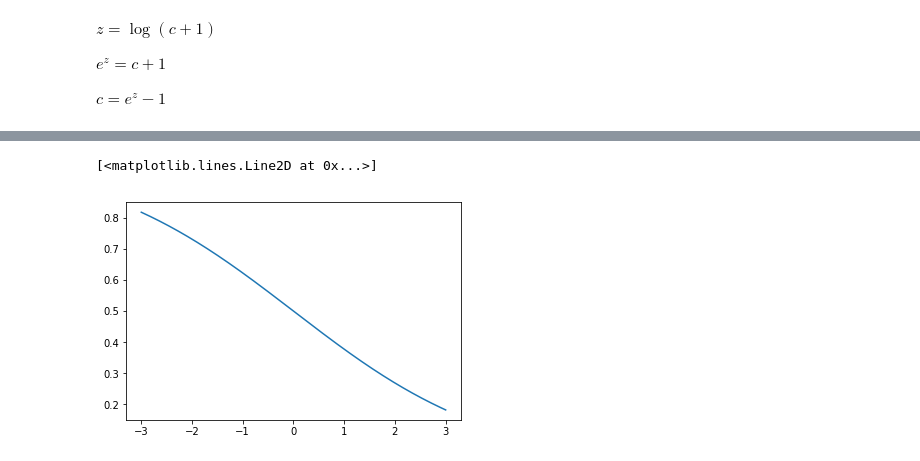
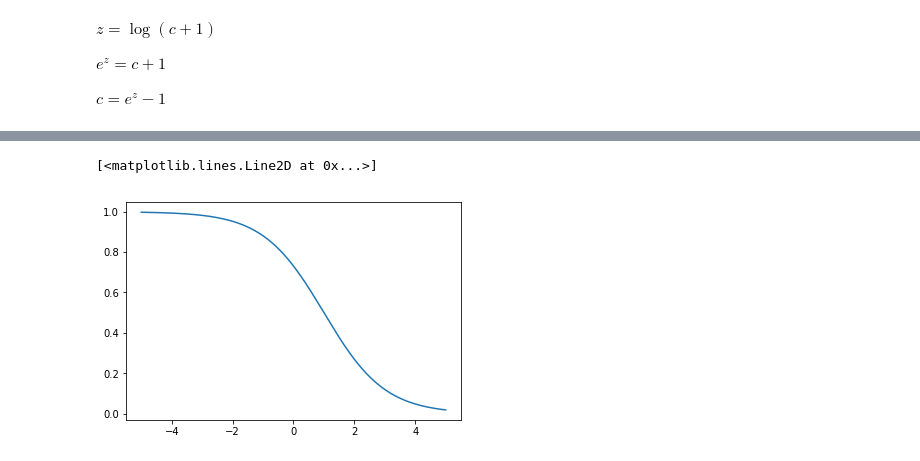
Before and after one commit to jwittenbach/model-seq, a Jupyter notebook: analyses/examples.ipynb, the cells around one changed output, grey strips where cells are left out. Cells and saved outputs as stored; diff of their text form; code cells hidden in the pictures.

```diff
--- a/analyses/examples.ipynb
+++ b/analyses/examples.ipynb
@@ -13,13 +13,13 @@ colors = [cmap(i/10.0) for i in range(N)]
 n = 500
 d = 2
 
-t = np.array([[1, 1], [1, -1]])
+t = np.array([[1, 1], [1, -1.0]])
 t = t/np.sqrt(np.square(t).sum(axis=1))
 
-sigmas = [1.0, 0.5]
+sigmas = [2.0, 0.2]
 w = np.array([np.random.normal(0.0, s, (n,)) for s in sigmas]).T
 
-x = np.dot(w, t)
+x = 2 + np.dot(w, t)
 
 plt.scatter(x[:, 0], x[:, 1], s=10, c=colors[0])
 plt.gca().set_aspect('equal')
@@ -69,11 +71,11 @@ plt.show()
 # %%
 def sigmoid(x):
     return 1./(1 + np.exp(-x))
 
-t = np.linspace(-3, 3, 1000)
-plt.plot(t, 1-sigmoid((t+0.0)/2.0))
+t = np.linspace(-5, 5, 1000)
+plt.plot(t, 1-sigmoid(t-1.0))
 # %% [output]
 [<matplotlib.lines.Line2D at 0x...>]
-[figure, old version]
+[figure, new version]
 # %%
 def p_drop(x):
```
Also changed, not shown: parts of 6 cells of this notebook, 2 other files.
